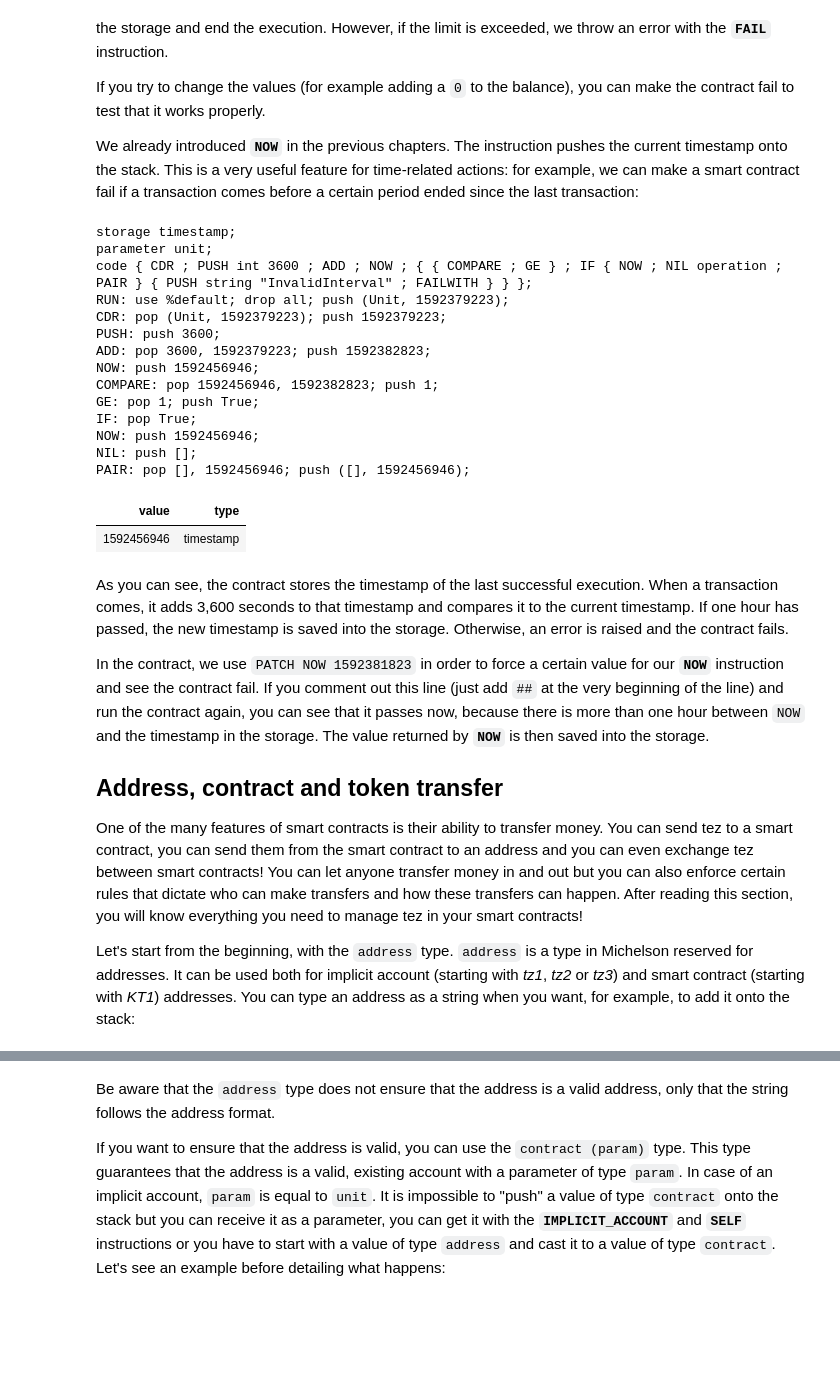
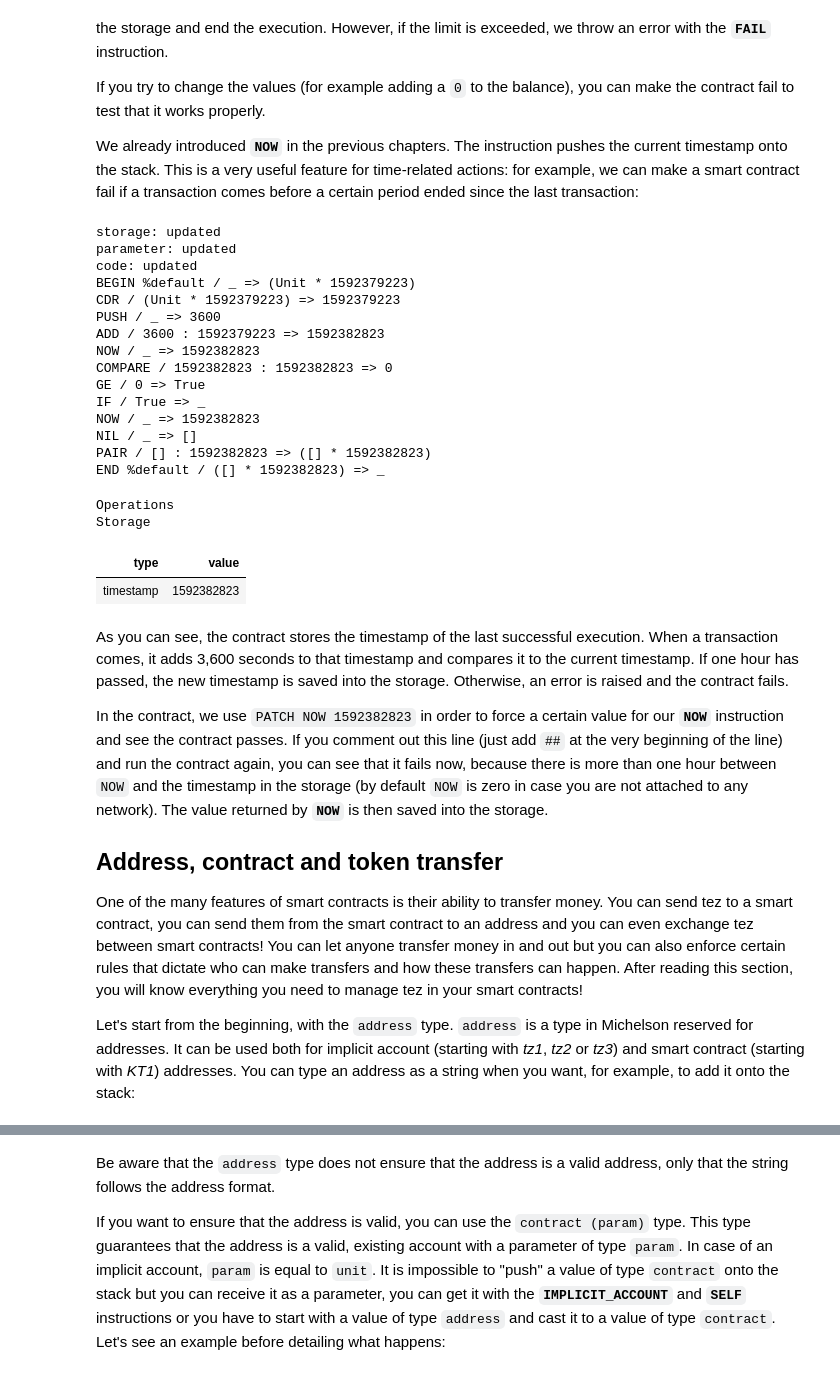
Before and after one commit to baking-bad/michelson-labs, a Jupyter notebook: notebooks/tutorials/05/05_mutez_timestamp_amount_balance_now.ipynb, the cells around one changed output, grey strips where cells are left out. Cells and saved outputs as stored; diff of their text form; code cells hidden in the pictures; blank space fills up the shorter version.

```diff
--- a/notebooks/tutorials/05/05_mutez_timestamp_amount_balance_now.ipynb
+++ b/notebooks/tutorials/05/05_mutez_timestamp_amount_balance_now.ipynb
@@ -286,39 +300,42 @@ We already introduced **`NOW`** in the previous chapters. The instruction pushes
 # %%
 storage timestamp ;
 parameter unit ;
 code {
     CDR ;
     PUSH int 3600 ; ## 60 sec * 60 min = 1 hour interval
     ADD ;
-    PATCH NOW 1592381823 ;
+    PATCH NOW 1592382823 ;
     NOW ;
     IFCMPGE
         { NOW ; NIL operation ; PAIR }
         { PUSH string "InvalidInterval" ; FAILWITH }
 } ;
 
 RUN %default Unit 1592379223 ;
 # %% [output]
-storage timestamp;
-parameter unit;
-code { CDR ; PUSH int 3600 ; ADD ; NOW ; { { COMPARE ; GE } ; IF { NOW ; NIL operation ; PAIR } { PUSH string "InvalidInterval" ; FAILWITH } } };
-RUN: use %default; drop all; push (Unit, 1592379223);
-CDR: pop (Unit, 1592379223); push 1592379223;
-PUSH: push 3600;
-ADD: pop 3600, 1592379223; push 1592382823;
-NOW: push 1592456946;
-COMPARE: pop 1592456946, 1592382823; push 1;
-GE: pop 1; push True;
-IF: pop True;
-NOW: push 1592456946;
-NIL: push [];
-PAIR: pop [], 1592456946; push ([], 1592456946);
+storage: updated
+parameter: updated
+code: updated
+BEGIN %default / _ => (Unit * 1592379223)
+CDR / (Unit * 1592379223) => 1592379223
+PUSH / _ => 3600
+ADD / 3600 : 1592379223 => 1592382823
+NOW / _ => 1592382823
+COMPARE / 1592382823 : 1592382823 => 0
+GE / 0 => True
+IF / True => _
+NOW / _ => 1592382823
+NIL / _ => []
+PAIR / [] : 1592382823 => ([] * 1592382823)
+END %default / ([] * 1592382823) => _
+Operations
+Storage
-| value | type |
-| 1592456946 | timestamp |
+| type | value |
+| timestamp | 1592382823 |
 # %% [markdown]
 As you can see, the contract stores the timestamp of the last successful execution. When a transaction comes, it adds 3,600 seconds to that timestamp and compares it to the current timestamp. If one hour has passed, the new timestamp is saved into the storage. Otherwise, an error is raised and the contract fails.
 
-In the contract, we use `PATCH NOW 1592381823` in order to force a certain value for our **`NOW`** instruction and see the contract fail. If you comment out this line (just add `##` at the very beginning of the line) and run the contract again, you can see that it passes now, because there is more than one hour between `NOW` and the timestamp in the storage. The value returned by **`NOW`** is then saved into the storage.
+In the contract, we use `PATCH NOW 1592382823` in order to force a certain value for our **`NOW`** instruction and see the contract passes. If you comment out this line (just add `##` at the very beginning of the line) and run the contract again, you can see that it fails now, because there is more than one hour between `NOW` and the timestamp in the storage (by default `NOW` is zero in case you are not attached to any network). The value returned by **`NOW`** is then saved into the storage.
 
 ## Address, contract and token transfer
 
```
Also changed, not shown: parts of 21 cells of this notebook, 1 other file.
